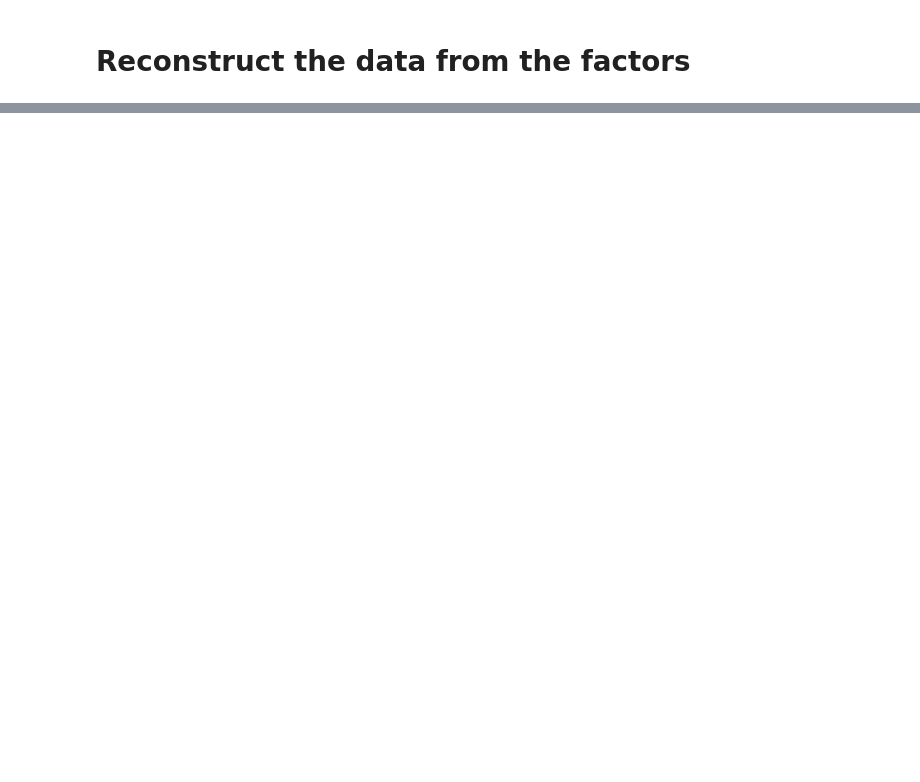
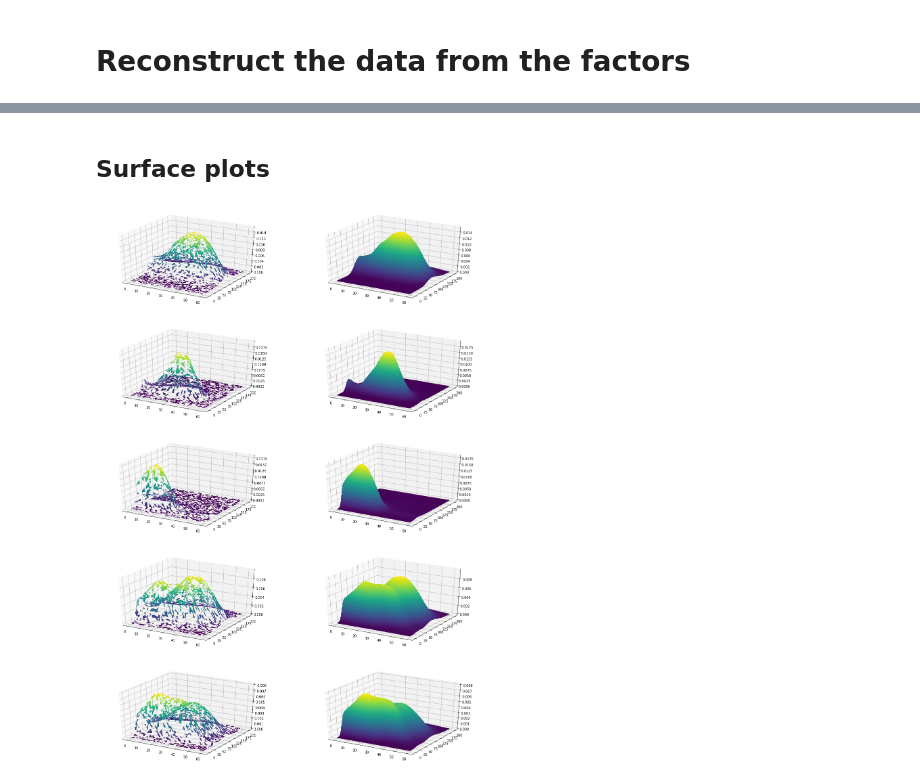
Before and after one commit to MarieRoald/TensorKit, a Jupyter notebook: cp_wopt demo.ipynb, the cells around one changed output, grey strips where cells are left out. Saved outputs shown, nothing was run; the diff lists cells and outputs as text; code cells hidden in the pictures; blank space fills up the shorter version.

```diff
--- a/cp_wopt demo.ipynb
+++ b/cp_wopt demo.ipynb
@@ -68,7 +80,11 @@ X_hat = base.ktensor(*tuple(factors))
 # %%
 fig, axes = plt.subplots(5, 3, sharey=True, sharex=True, figsize=(4,20))
+
+axes[0][0].set_title(f'Complete')
+axes[0][1].set_title(f'Masked')
+axes[0][2].set_title(f'Reconstructed')
 for i, ax in enumerate(axes):
     ax[0].imshow(X[i,...])
-    ax[1].imshow(X_masked[i,...])
+    ax[1].imshow(X_masked[i,...],cmap=colormap, vmin=np.min(X))
     ax[2].imshow(X_hat[i,...])
 # %% [output]
@@ -76,6 +91,0 @@ for i, ax in enumerate(axes):
-# %%
-fig, axes = plt.subplots(1, 5, sharey=True, sharex=True)
-X_masked = X
-X_masked[W==0] = np.nan
-for i, ax in enumerate(axes):
-    ax.imshow(X[i,...])
@@ -140,0 +102,24 @@ Text(0.5,1,'Estimated missing values')
+# %% [markdown]
+## Surface plots
+# %%
+x = range(X.shape[1])
+y = range(X.shape[2])
+X_mesh, Y_mesh = np.meshgrid(y, x)
+
+fig = plt.figure(figsize=(20,30))
+
+for i in range(X.shape[0]):
+    mask = W[i]
+
+    Z_masked = X_masked[i].copy()
+    Z_masked[mask==0] = -10 # tri_surf does not support masked array?
+
+    ax1 = fig.add_subplot(5, 2, 2*i+1, projection='3d')
+    ax1.plot_trisurf(X_mesh.ravel(), Y_mesh.ravel(), Z_masked.ravel(), vmin=np.min(X[i]), linewidth=0, antialiased=False, cmap=colormap)
+    ax1.set_zlim([np.min(X[i]), np.max(X[i])])
+
+    ax2 = fig.add_subplot(5, 2, 2*i+2, projection='3d')
+    ax2.plot_trisurf(X_mesh.ravel(), Y_mesh.ravel(), X_hat[i].ravel(), vmin=np.min(X[i]), linewidth=0, antialiased=False, cmap=colormap)
+    ax2.set_zlim([np.min(X[i]), np.max(X[i])])
+# %% [output]
+[figure, added]
```
Also changed, not shown: parts of 18 cells of this notebook.
